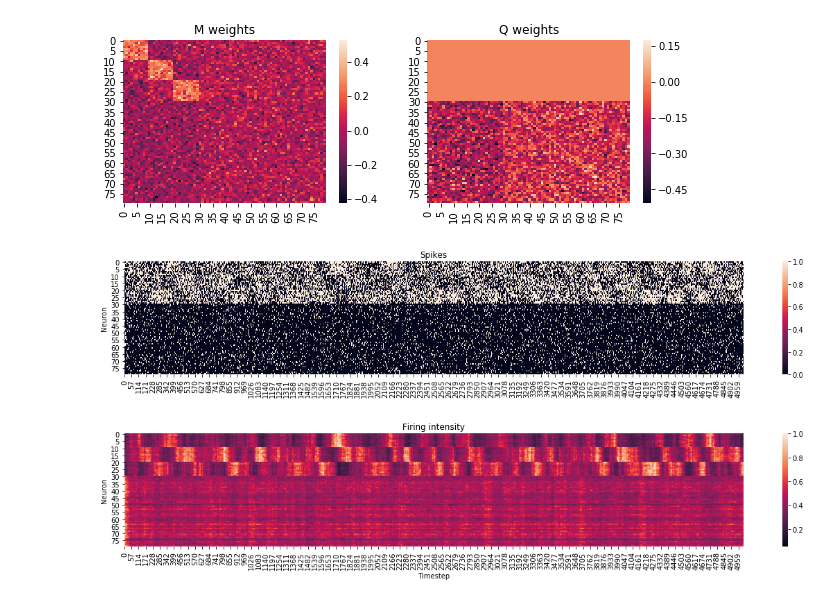
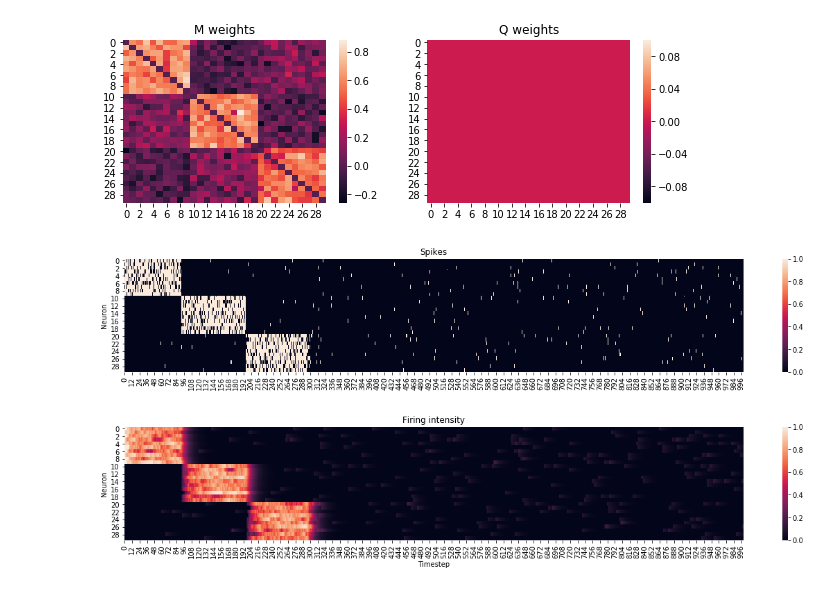
Before and after one commit to andrewcharlesjones/variational_spiking_networks, a Jupyter notebook: vi_spiking_visible_and_hidden.ipynb, the cells around one changed output. Saved outputs shown, nothing was run; the diff lists cells and outputs as text; code cells hidden in the pictures.

```diff
--- a/vi_spiking_visible_and_hidden.ipynb
+++ b/vi_spiking_visible_and_hidden.ipynb
@@ -11,20 +11,20 @@ from autograd import grad
 tau = 10.
 eta_0 = 0.1
 tau_adapt = 10.
-rho_0 = 0.1
+rho_0 = 0.01
 v = 0
 delta_u = 1.
-mu_M = 1e-6
-mu_Q = 1e-6
+mu_M = 1e-5
+mu_Q = 1e-4
 tau_G = 10.
 tau_baseline = 100.
 dt = 1.
 # %%
 ## NETWORK PARAMTERS
 num_visible = 30
-num_hidden = 50
+num_hidden = 0
 num_neurons = num_visible + num_hidden
-num_timebins = 5000
+num_timebins = 1000
 # %%
 ## INITIALIZE WEIGHTS
 weights_M = np.random.normal(loc = 0, scale = 0.1, size = (num_neurons, num_neurons))
@@ -98,15 +145,19 @@ for tt in range(1, num_timebins):
     total_potential = np.matmul(weights_M, phi[:, tt]) - eta_0 * eta[:, tt]
     u[:, tt] = total_potential
 
+    nonblock_idx = np.delete(np.arange(num_visible), np.arange(int(curr_neuron_block * neuron_block_size), int((curr_neuron_block + 1) * neuron_block_size)))
+    u[int(curr_neuron_block * neuron_block_size):int((curr_neuron_block + 1) * neuron_block_size), tt] += 5.0
+    u[nonblock_idx, tt] -= 1.0
+
     # firing intensity
     rho[:, tt] = rho_0 * np.exp((u[:, tt] - v) / delta_u)
 
     # increase intensity of current stair neurons
-    rho[int(curr_neuron_block * neuron_block_size):int((curr_neuron_block + 1) * neuron_block_size), tt] += 4.0
+#     rho[int(curr_neuron_block * neuron_block_size):int((curr_neuron_block + 1) * neuron_block_size), tt] += 4.0
 
-    # decrease intensity of non-stair neurons
-    nonblock_idx = np.delete(np.arange(num_visible), np.arange(int(curr_neuron_block * neuron_block_size), int((curr_neuron_block + 1) * neuron_block_size)))
-    rho[nonblock_idx, tt] = 0.05
+#     # decrease intensity of non-stair neurons
+#     nonblock_idx = np.delete(np.arange(num_visible), np.arange(int(curr_neuron_block * neuron_block_size), int((curr_neuron_block + 1) * neuron_block_size)))
+#     rho[nonblock_idx, tt] = 0.05
 
     # generate spikes randomly as in paper
     spike_probs[:, tt] = 1-np.exp(-dt*rho[:, tt])
@@ -373,4 +427,6 @@ plt.show()
 # %%
+np.fill_diagonal(learned_weights_M, 0)
+
 ## HEATMAP LEARNED WEIGHTS
 f = plt.figure(figsize=(10, 3))
 f.add_subplot(121)
@@ -381,13 +437,19 @@ sns.heatmap(learned_weights_Q)
 plt.title("Q weights")
 plt.show()
 # %% [output]
-[figure, old version]
+[figure, new version]
 # %%
 ## SIMULATE LEARNED M NETWORK
 curr_neuron_block = 0
-# spikes[int(curr_neuron_block * neuron_block_size):int((curr_neuron_block + 1) * neuron_block_size), 0] = 1
 
-for tt in range(1, num_timebins):
+phi = phi.copy()
+eta = eta.copy()
+rho = rho.copy()
+spikes = spikes.copy()
+u = u.copy()
+# phi[int(curr_neuron_block * neuron_block_size):int((curr_neuron_block + 1) * neuron_block_size), 0] = 1
+
+for tt in range(np.sum(gaussian_intervals[:3]), num_timebins):
 
 
     dphi = dt * (1 / tau) * (spikes[:, tt - 1] - phi[:, tt - 1])
@@ -397,7 +459,7 @@ for tt in range(1, num_timebins):
     eta[:, tt] = eta[:, tt - 1] + deta
 
     total_potential = np.matmul(learned_weights_M, phi[:, tt]) - eta_0 * eta[:, tt]
-    u[:, tt] = total_potential + 1
+    u[:, tt] = total_potential
 
     rho[:, tt] = rho_0 * np.exp((u[:, tt] - v) / delta_u)
 
@@ -407,27 +469,27 @@ for tt in range(1, num_timebins):
 # %%
 ## HEATMAP SIMULATED M NETWORK
 fig, ax = plt.subplots(figsize=(20, 3))
 sns.heatmap(spikes) #, xticklabels=False, yticklabels=False)
 plt.ylabel("Neuron")
 plt.title("Spikes")
 plt.show()
 
 # fig, ax = plt.subplots(figsize=(20, 3))
 # sns.heatmap(rho[num_visible:])
 # plt.show()
 
 row_sums = np.max(rho, axis=1) #rho.sum(axis=1)
 rho_row_normalized = rho / row_sums[:, np.newaxis]
 
 fig, ax = plt.subplots(figsize=(20, 3))
-sns.heatmap(rho_row_normalized) #, xticklabels=False, yticklabels=False)
+sns.heatmap(phi) #, xticklabels=False, yticklabels=False)
 plt.title("Firing intensity")
 plt.xlabel("Timestep")
 plt.ylabel("Neuron")
 plt.show()
 # %% [output]
-[figure, old version]
+[figure, new version]
-[figure, old version]
+[figure, new version]
 # %%
 ## staircase pattern
 neuron_block_size = np.floor(num_visible / 3)
```
Also changed, not shown: parts of 8 cells of this notebook, 10 other files.
